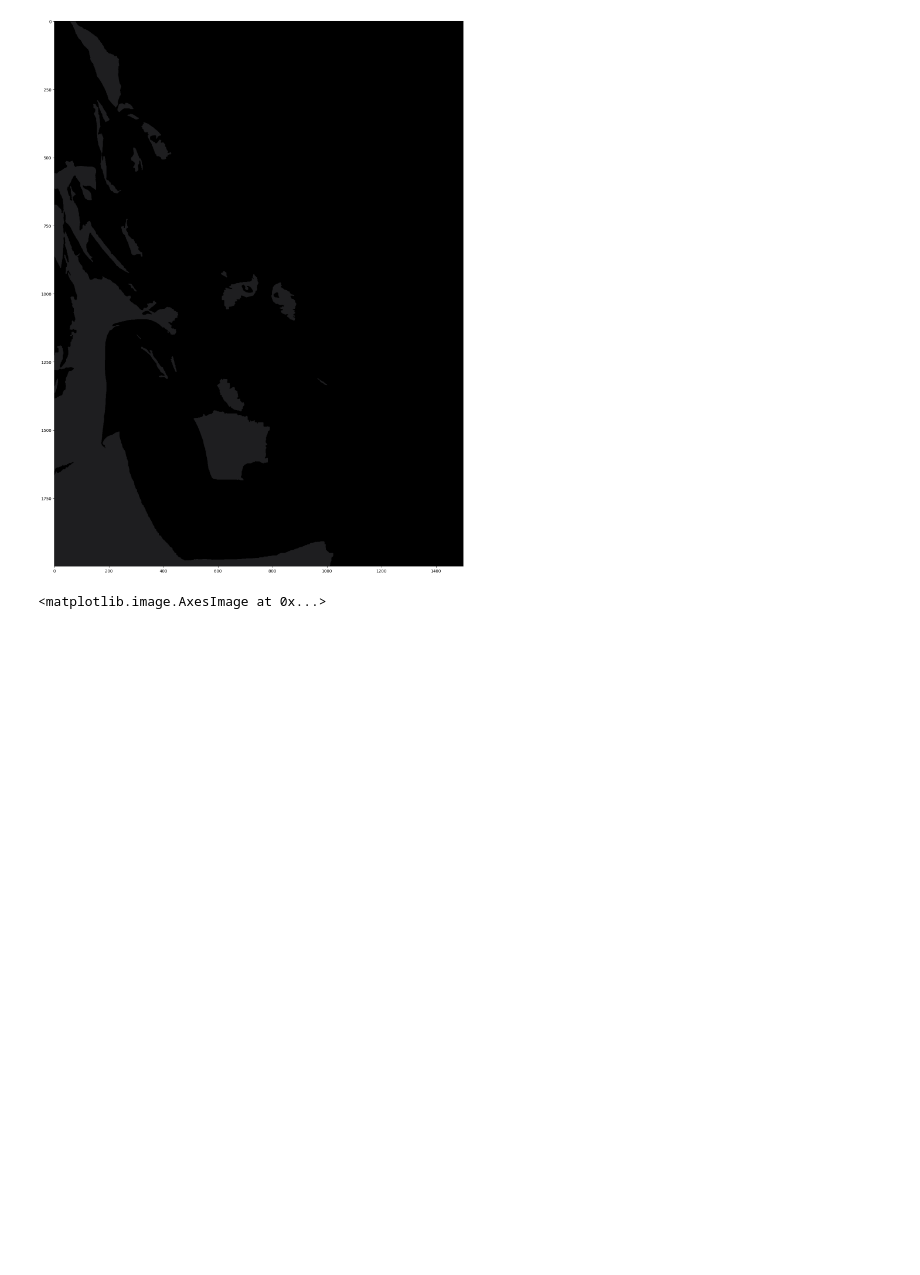
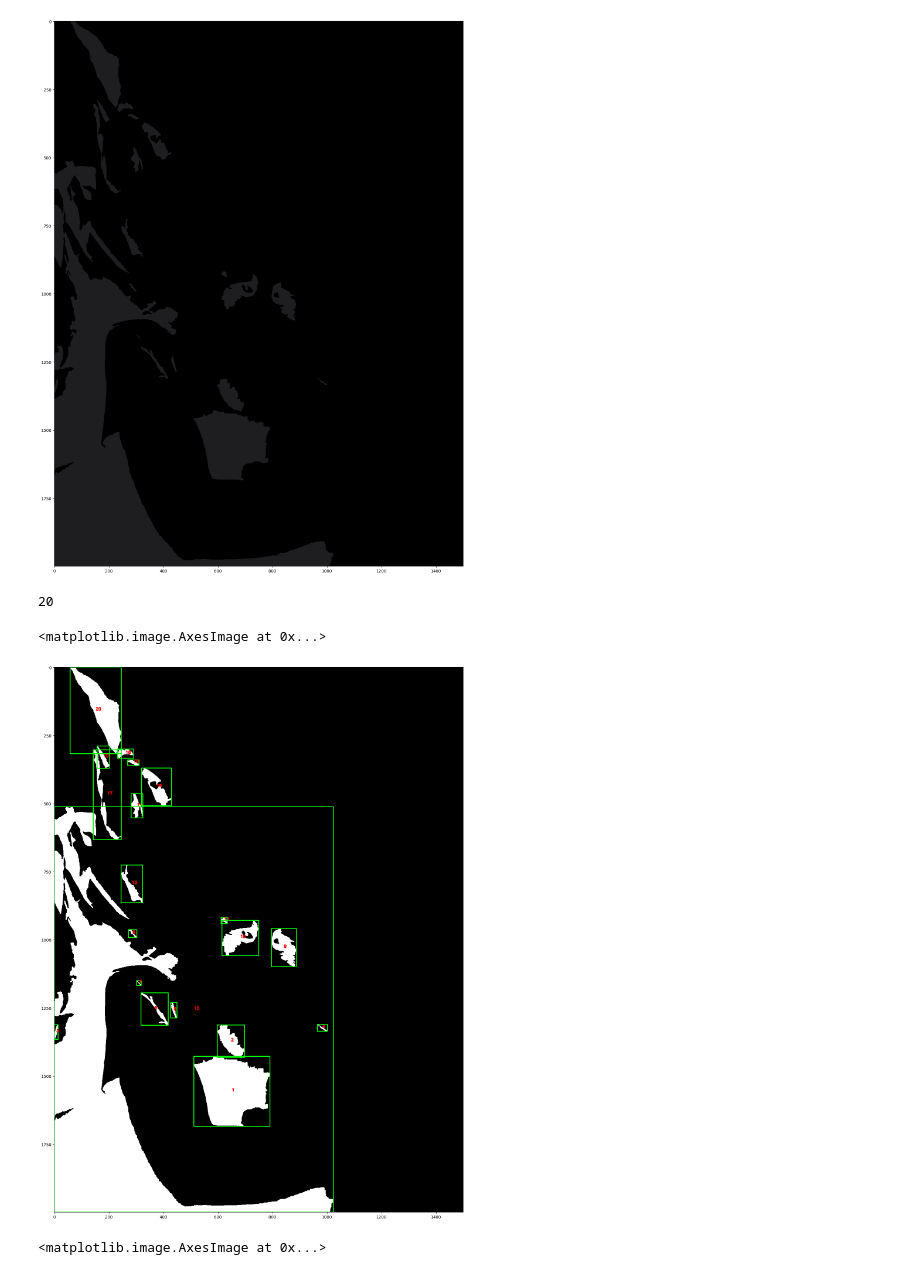
Before and after one commit to Group-Project-2024/We-Will-See, a Jupyter notebook: scripts/testing.ipynb, the cells around one changed output. Drawn from its saved outputs; the diff is of its cells as text; code cells hidden in the pictures; blank space fills up the shorter version.

Commit message:
Further Testing (adding masks to colors)

```diff
--- a/scripts/testing.ipynb
+++ b/scripts/testing.ipynb
@@ -143,6 +143,34 @@ plt.imshow(colored_output)
 [figure]
 # %%
 contours, _ = cv2.findContours(mask, cv2.RETR_EXTERNAL, cv2.CHAIN_APPROX_SIMPLE)
+# %%
+number_of_areas = len(contours)
+number_of_areas
+# %% [output]
+20
+# %%
+# Prepare the image for drawing (convert single channel mask to BGR)
+output_image = cv2.cvtColor(mask, cv2.COLOR_GRAY2BGR)
+
+# Loop over all found contours
+for i, contour in enumerate(contours):
+    # Get bounding box coordinates
+    x, y, w, h = cv2.boundingRect(contour)
+
+    # Draw a rectangle around each contour
+    cv2.rectangle(output_image, (x, y), (x + w, y + h), (0, 255, 0), 2)
+
+    # Calculate coordinates for the text: placing numbers in the center of the bounding box
+    cx, cy = x + w // 2, y + h // 2
+
+    # Draw the index of the contour
+    cv2.putText(output_image, str(i + 1), (cx, cy), cv2.FONT_HERSHEY_SIMPLEX, 0.5, (255, 0, 0), 2)
+
+plt.figure(figsize=(18, 32))
+plt.imshow(output_image)
+# %% [output]
+<matplotlib.image.AxesImage at 0x...>
+[figure, added]
 # %%
 im = cv2.drawContours(result_image, contours, -1, (0, 255, 0), 3)
 plt.figure(figsize=(18, 32))
```
